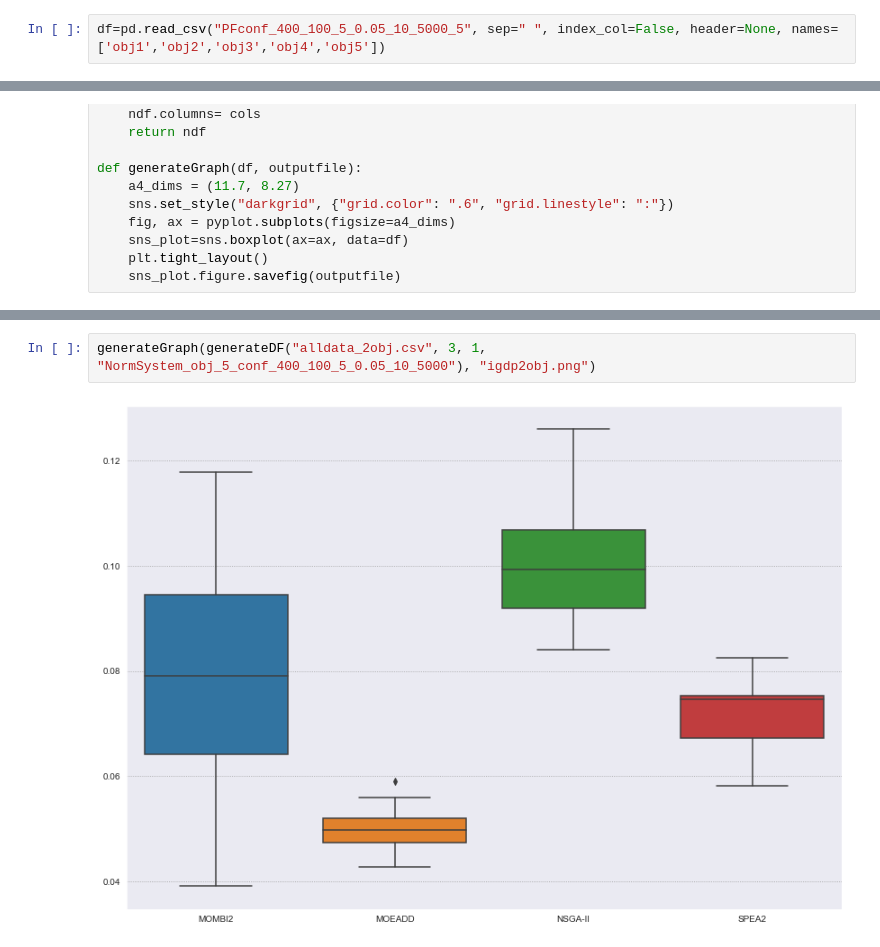
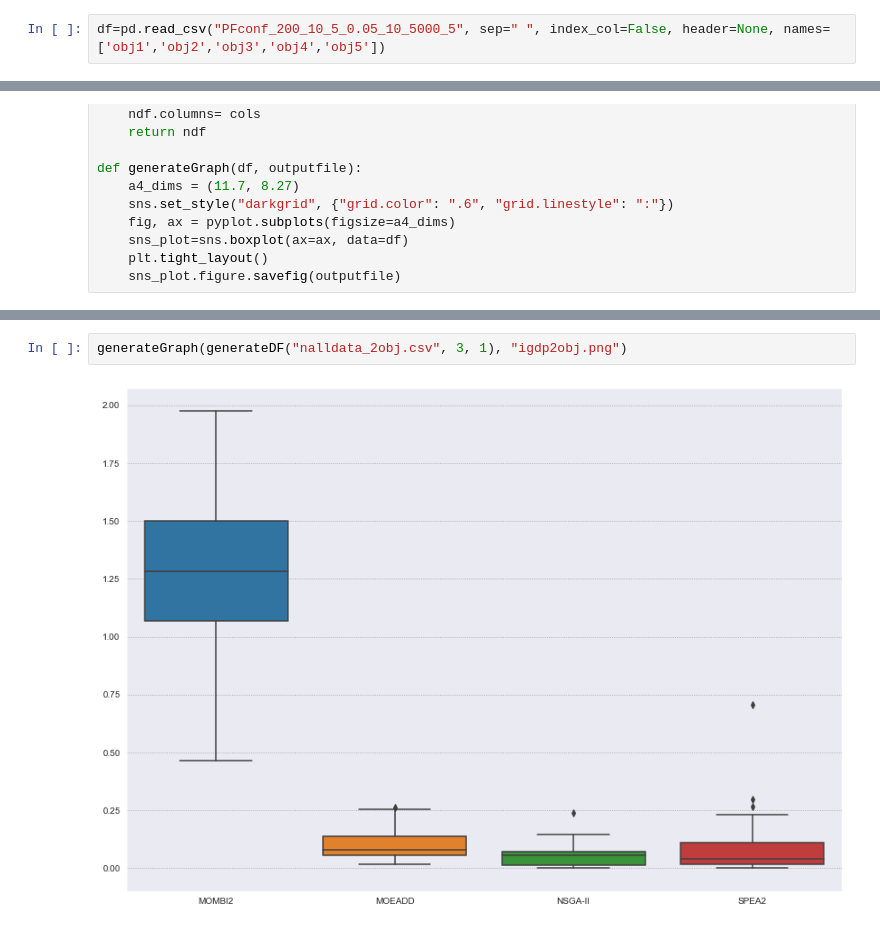
Before and after one commit to vinixnan/NormSystemOptimization, a Jupyter notebook: generateGraph.ipynb, the cells around one changed output, grey strips where cells are left out. Saved outputs shown, nothing was run; the diff lists cells and outputs as text.

```diff
--- a/generateGraph.ipynb
+++ b/generateGraph.ipynb
@@ -12,3 +10,3 @@ from matplotlib import pyplot
 # %%
-df=pd.read_csv("PFconf_400_100_5_0.05_10_5000_5", sep=" ", index_col=False, header=None, names=['obj1','obj2','obj3','obj4','obj5'])
+df=pd.read_csv("PFconf_200_10_5_0.05_10_5000_5", sep=" ", index_col=False, header=None, names=['obj1','obj2','obj3','obj4','obj5'])
 # %%
@@ -60,5 +51,5 @@ generateGraph(generateDF("alldata_5obj.csv", 3, 1), "igdp5obj.png")
 # %%
-generateGraph(generateDF("alldata_2obj.csv", 3, 1, "NormSystem_obj_5_conf_400_100_5_0.05_10_5000"), "igdp2obj.png")
+generateGraph(generateDF("nalldata_2obj.csv", 3, 1), "igdp2obj.png")
 # %% [output]
-[figure, old version]
+[figure, new version]
 # %%
```
Also changed, not shown: parts of 9 cells of this notebook, 36 other files.
